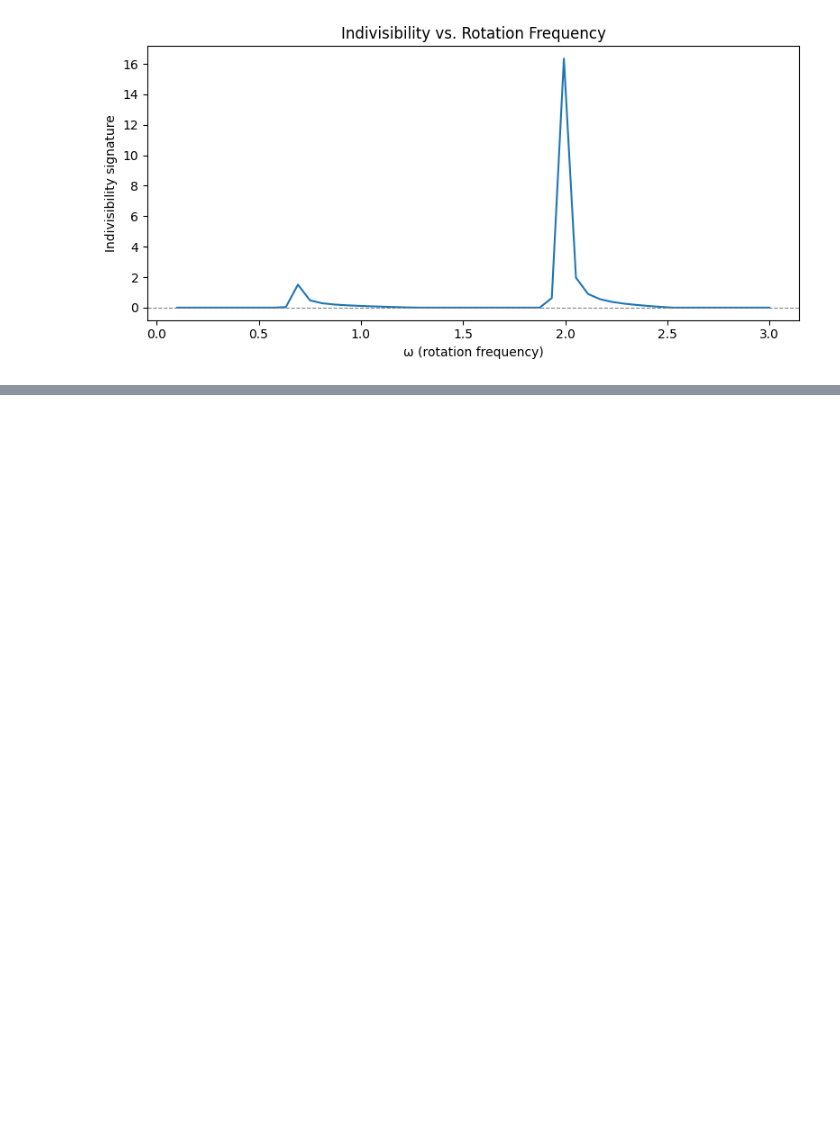
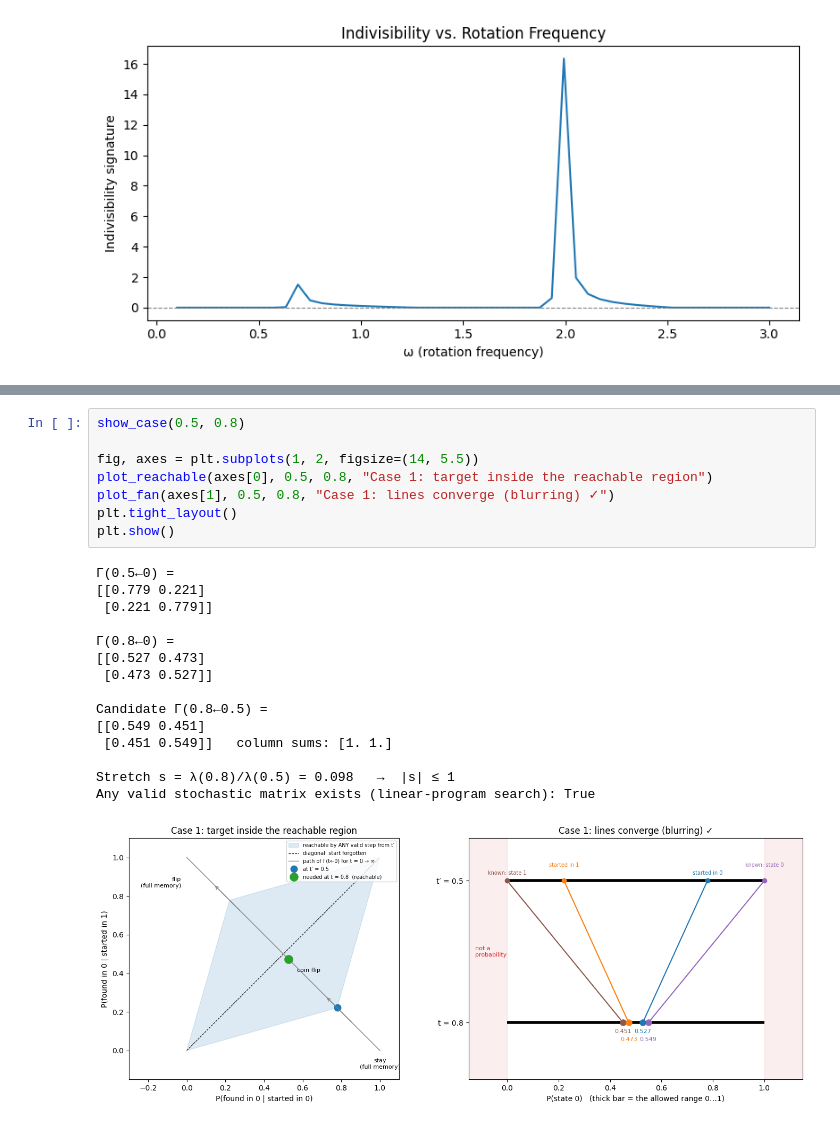
Before and after one commit to mrklaney/isp-lab, a Jupyter notebook: notebooks/03_indivisibility.ipynb, the cells around one changed output, grey strips where cells are left out. Saved outputs shown, nothing was run; the diff lists cells and outputs as text; blank space fills up the shorter version.

```diff
--- a/notebooks/03_indivisibility.ipynb
+++ b/notebooks/03_indivisibility.ipynb
@@ -138,0 +335,24 @@ plt.show()
+# %%
+show_case(0.5, 0.8)
+
+fig, axes = plt.subplots(1, 2, figsize=(14, 5.5))
+plot_reachable(axes[0], 0.5, 0.8, "Case 1: target inside the reachable region")
+plot_fan(axes[1], 0.5, 0.8, "Case 1: lines converge (blurring) ✓")
+plt.tight_layout()
+plt.show()
+# %% [output]
+Γ(0.5←0) =
+[[0.779 0.221]
+ [0.221 0.779]]
+
+Γ(0.8←0) =
+[[0.527 0.473]
+ [0.473 0.527]]
+
+Candidate Γ(0.8←0.5) =
+[[0.549 0.451]
+ [0.451 0.549]]   column sums: [1. 1.]
+
+Stretch s = λ(0.8)/λ(0.5) = 0.098   →  |s| ≤ 1
+Any valid stochastic matrix exists (linear-program search): True
+[figure, added]
```
Also changed, not shown: parts of 19 cells of this notebook, 32 other files.
